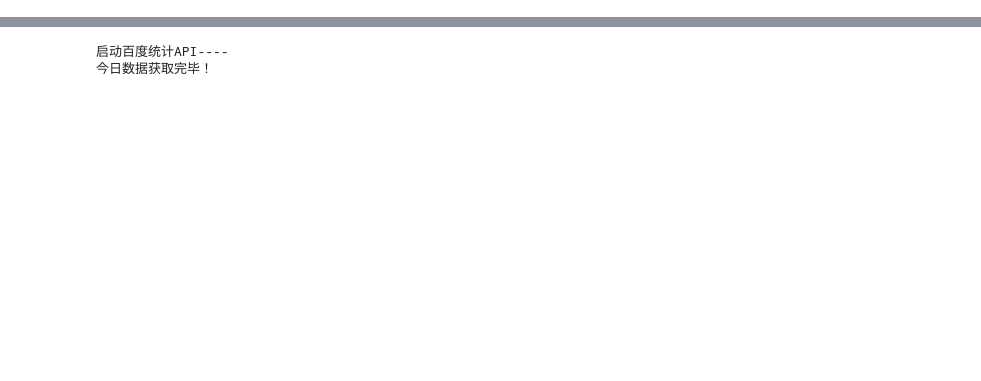
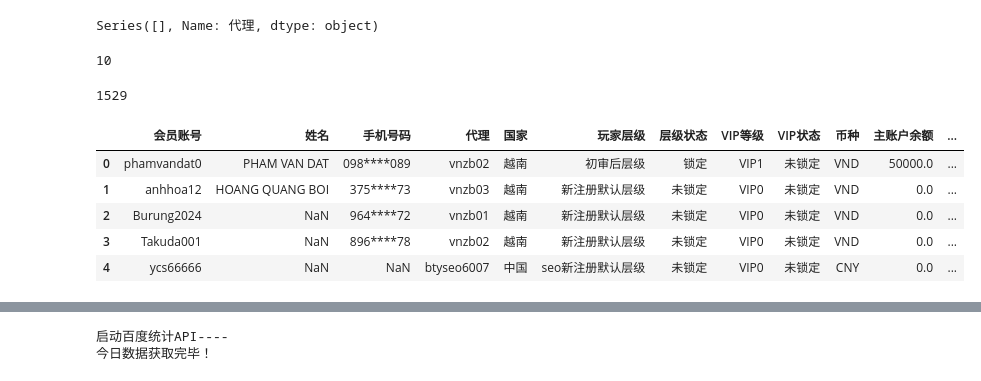
Before and after one commit to Marquis0065/project202308285, a Jupyter notebook: Bsport/TEST_/test1.ipynb, the cells around one changed output, grey strips where cells are left out. Cells and saved outputs as stored; diff of their text form; code cells hidden in the pictures; blank space fills up the shorter version.

```diff
--- a/Bsport/TEST_/test1.ipynb
+++ b/Bsport/TEST_/test1.ipynb
@@ -0,0 +279,25 @@
+# %%
+# 筛选新增代理线
+result2 = member5.loc[(member5['手机号码'].apply(lambda x: len(str(x)))==11)&(member5['状态']=='正常')&(member5['VIP等级']=='VIP0')&(member5['提单失败']=='失败')&(member5['已提供'].isna())&(member5['P图骗分'].isna())&(member5['代理线'].isna()),]
+add_daili = result2.loc[result2['代理'].str.startswith(('btyseo','btydl','wbdl')),]['代理']
+add_daili
+# %% [output]
+Series([], Name: 代理, dtype: object)
+# %%
+add_daili = result2.loc[result2['代理'].str.startswith(('b')),]['代理']
+len(add_daili)
+# %% [output]
+10
+# %%
+len(member5)
+# %% [output]
+1529
+# %%
+member5.head()
+# %% [output]
+|  | 会员账号 | 姓名 | 手机号码 | 代理 | 国家 | 玩家层级 | 层级状态 | VIP等级 | VIP状态 | 币种 | 主账户余额 | ... |
+| 0 | phamvandat0 | PHAM VAN DAT | 098****089 | vnzb02 | 越南 | 初审后层级 | 锁定 | VIP1 | 未锁定 | VND | 50000.0 | ... |
+| 1 | anhhoa12 | HOANG QUANG BOI | 375****73 | vnzb03 | 越南 | 新注册默认层级 | 未锁定 | VIP0 | 未锁定 | VND | 0.0 | ... |
+| 2 | Burung2024 | NaN | 964****72 | vnzb01 | 越南 | 新注册默认层级 | 未锁定 | VIP0 | 未锁定 | VND | 0.0 | ... |
+| 3 | Takuda001 | NaN | 896****78 | vnzb02 | 越南 | 新注册默认层级 | 未锁定 | VIP0 | 未锁定 | VND | 0.0 | ... |
+| 4 | ycs66666 | NaN | NaN | btyseo6007 | 中国 | seo新注册默认层级 | 未锁定 | VIP0 | 未锁定 | CNY | 0.0 | ... |
```
Also changed, not shown: parts of 16 cells of this notebook, 4 other files.
